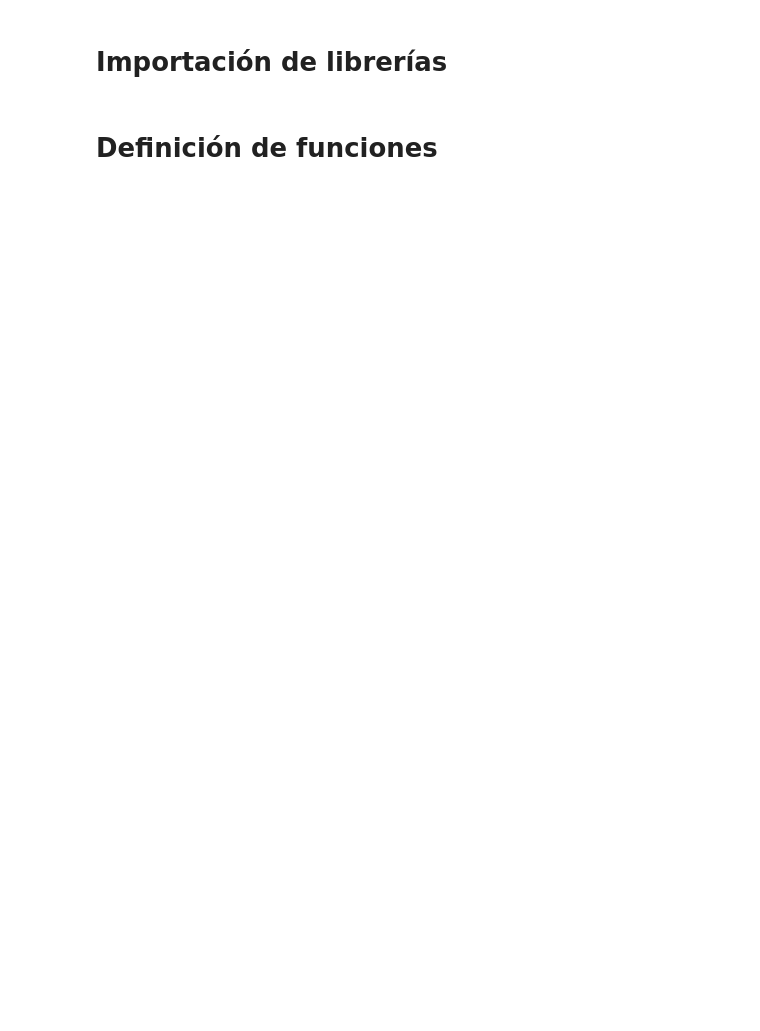
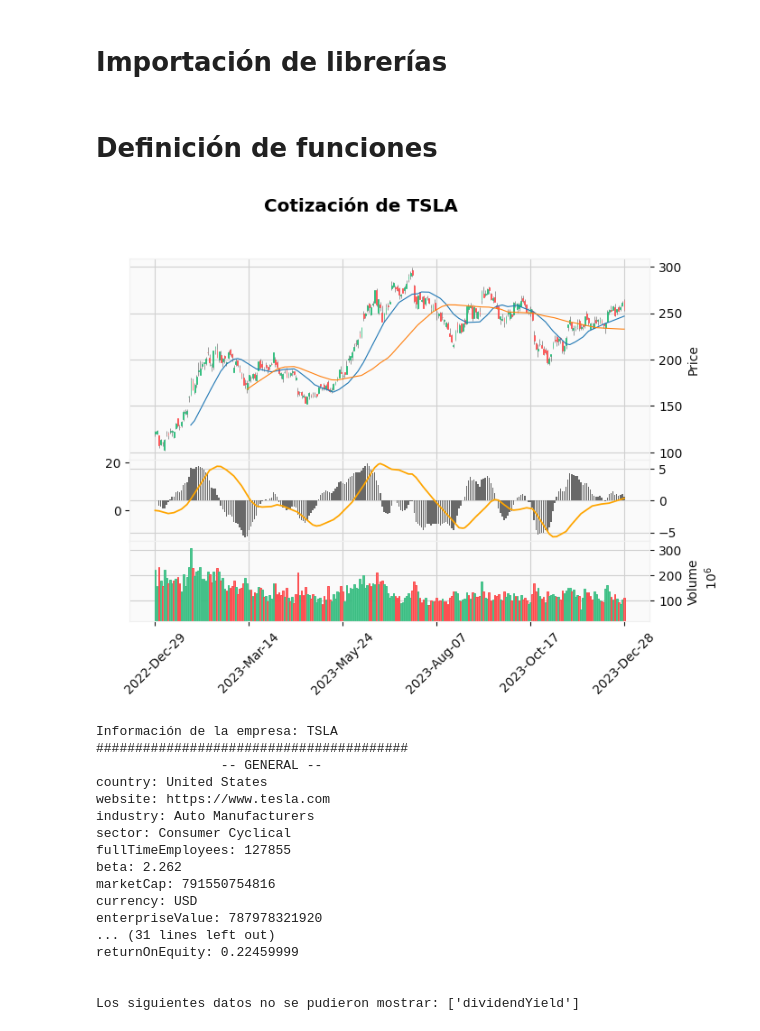
Before and after one commit to LaiqianDS/Stock_Analysis, a Jupyter notebook: Code/test.ipynb, the cells around one changed output. Drawn from its saved outputs; the diff is of its cells as text; code cells hidden in the pictures; blank space fills up the shorter version.

Commit message:
Added macd plot function

```diff
--- a/Code/test.ipynb
+++ b/Code/test.ipynb
@@ -235,3 +270,24 @@ def compare(dataframes, names):
     fig, axes = mpf.plot(primer_df, addplot=added_plots, type='line', volume=False,
                          ylabel='Precio', title='Cotizaciones de Empresas', returnfig=True)
     axes[0].legend(names)
+# %%
+plot('TSLA', info=True, sma=(20, 50), macd=True, volume=True)
+# %% [output]
+[figure, added]
+Información de la empresa: TSLA
+########################################
+                -- GENERAL --
+country: United States
+website: https://www.tesla.com
+industry: Auto Manufacturers
+sector: Consumer Cyclical
+fullTimeEmployees: 127855
+beta: 2.262
+marketCap: 791550754816
+currency: USD
+enterpriseValue: 787978321920
+... (31 lines left out)
+returnOnEquity: 0.22459999
+
+
+Los siguientes datos no se pudieron mostrar: ['dividendYield']
```
Also changed, not shown: parts of 1 cell of this notebook, 1 other file.
